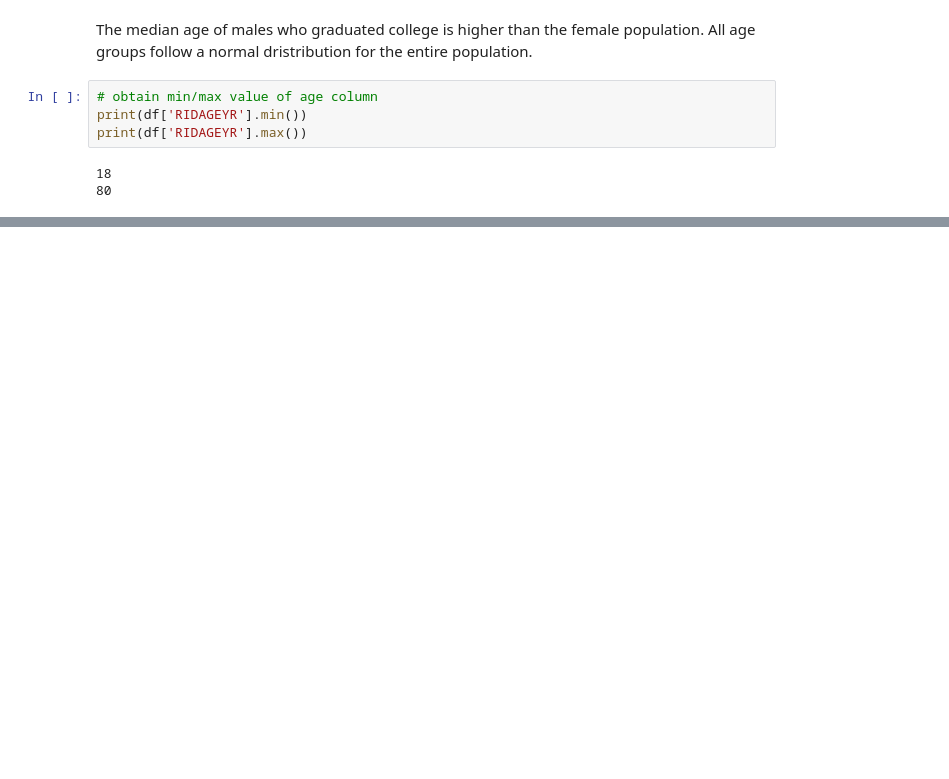
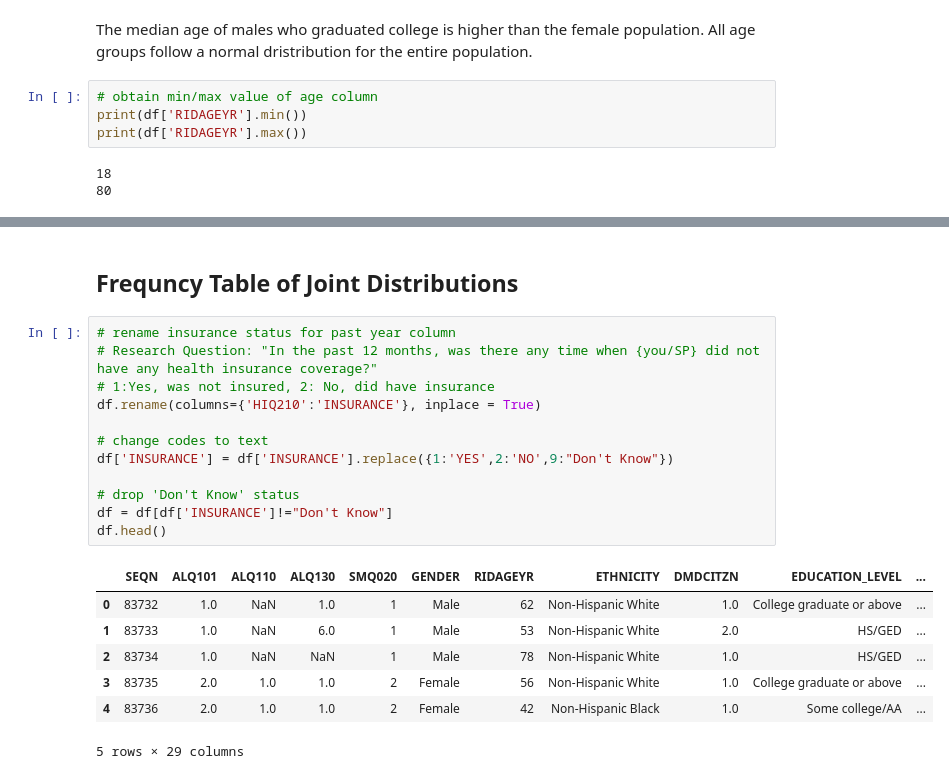
Before and after one commit to jaimebunay/statistics_in_python, a Jupyter notebook: basic_data_analysis/multivariate_example.ipynb, the cells around one changed output, grey strips where cells are left out. Drawn from its saved outputs; the diff is of its cells as text; blank space fills up the shorter version.

```diff
--- a/basic_data_analysis/multivariate_example.ipynb
+++ b/basic_data_analysis/multivariate_example.ipynb
@@ -156,0 +162,22 @@ See the caveats in the documentation: https://pandas.pydata.org/pandas-docs/stab
+# %% [markdown]
+## Frequncy Table of Joint Distributions
+# %%
+# rename insurance status for past year column
+# Research Question: "In the past 12 months, was there any time when {you/SP} did not have any health insurance coverage?"
+# 1:Yes, was not insured, 2: No, did have insurance
+df.rename(columns={'HIQ210':'INSURANCE'}, inplace = True)
+
+# change codes to text
+df['INSURANCE'] = df['INSURANCE'].replace({1:'YES',2:'NO',9:"Don't Know"})
+
+# drop 'Don't Know' status
+df = df[df['INSURANCE']!="Don't Know"]
+df.head()
+# %% [output]
+|  | SEQN | ALQ101 | ALQ110 | ALQ130 | SMQ020 | GENDER | RIDAGEYR | ETHNICITY | DMDCITZN | EDUCATION_LEVEL | ... |
+| 0 | 83732 | 1.0 | NaN | 1.0 | 1 | Male | 62 | Non-Hispanic White | 1.0 | College graduate or above | ... |
+| 1 | 83733 | 1.0 | NaN | 6.0 | 1 | Male | 53 | Non-Hispanic White | 2.0 | HS/GED | ... |
+| 2 | 83734 | 1.0 | NaN | NaN | 1 | Male | 78 | Non-Hispanic White | 1.0 | HS/GED | ... |
+| 3 | 83735 | 2.0 | 1.0 | 1.0 | 2 | Female | 56 | Non-Hispanic White | 1.0 | College graduate or above | ... |
+| 4 | 83736 | 2.0 | 1.0 | 1.0 | 2 | Female | 42 | Non-Hispanic Black | 1.0 | Some college/AA | ... |
+5 rows × 29 columns
```
Also changed, not shown: parts of 7 cells of this notebook.
